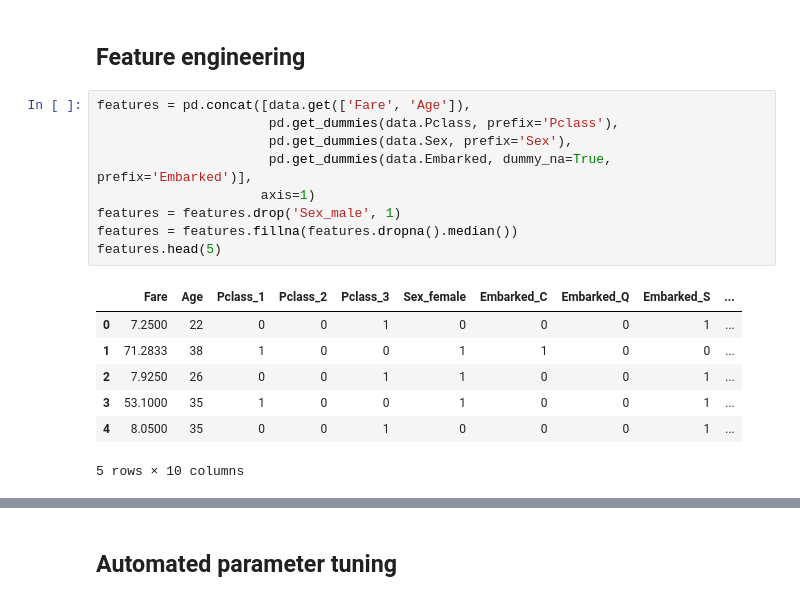
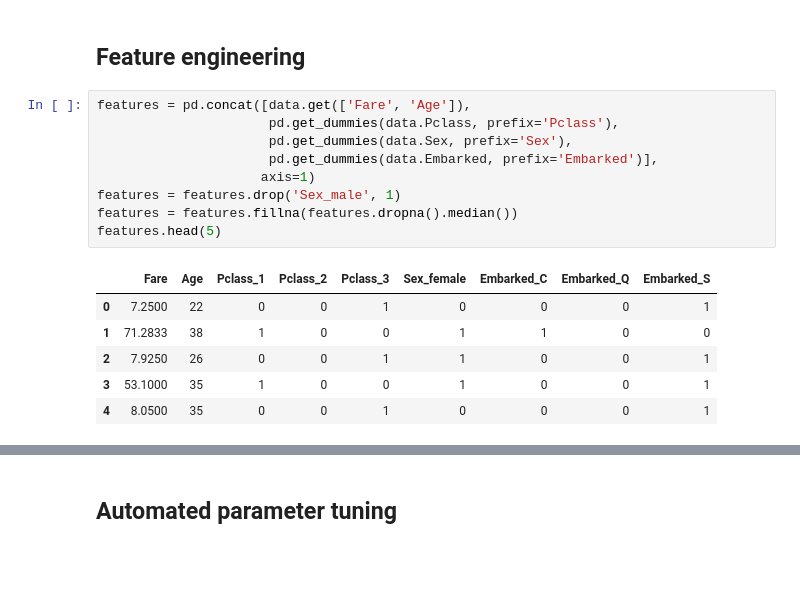
Before and after one commit to ogrisel/parallel_ml_tutorial, a Jupyter notebook: solutions/01 - An Introduction to Predictive Modeling in Python.ipynb, the cells around one changed output, grey strips where cells are left out. Saved outputs shown, nothing was run; the diff lists cells and outputs as text; blank space fills up the shorter version.

```diff
--- a/solutions/01 - An Introduction to Predictive Modeling in Python.ipynb
+++ b/solutions/01 - An Introduction to Predictive Modeling in Python.ipynb
@@ -423,18 +420,17 @@ Wall time: 30.1 ms
 # %%
 features = pd.concat([data.get(['Fare', 'Age']),
                       pd.get_dummies(data.Pclass, prefix='Pclass'),
                       pd.get_dummies(data.Sex, prefix='Sex'),
-                      pd.get_dummies(data.Embarked, dummy_na=True, prefix='Embarked')],
+                      pd.get_dummies(data.Embarked, prefix='Embarked')],
                      axis=1)
 features = features.drop('Sex_male', 1)
 features = features.fillna(features.dropna().median())
 features.head(5)
 # %% [output]
-|  | Fare | Age | Pclass_1 | Pclass_2 | Pclass_3 | Sex_female | Embarked_C | Embarked_Q | Embarked_S | ... |
-| 0 | 7.2500 | 22 | 0 | 0 | 1 | 0 | 0 | 0 | 1 | ... |
-| 1 | 71.2833 | 38 | 1 | 0 | 0 | 1 | 1 | 0 | 0 | ... |
-| 2 | 7.9250 | 26 | 0 | 0 | 1 | 1 | 0 | 0 | 1 | ... |
-| 3 | 53.1000 | 35 | 1 | 0 | 0 | 1 | 0 | 0 | 1 | ... |
-| 4 | 8.0500 | 35 | 0 | 0 | 1 | 0 | 0 | 0 | 1 | ... |
+|  | Fare | Age | Pclass_1 | Pclass_2 | Pclass_3 | Sex_female | Embarked_C | Embarked_Q | Embarked_S |
+| 0 | 7.2500 | 22 | 0 | 0 | 1 | 0 | 0 | 0 | 1 |
+| 1 | 71.2833 | 38 | 1 | 0 | 0 | 1 | 1 | 0 | 0 |
+| 2 | 7.9250 | 26 | 0 | 0 | 1 | 1 | 0 | 0 | 1 |
+| 3 | 53.1000 | 35 | 1 | 0 | 0 | 1 | 0 | 0 | 1 |
+| 4 | 8.0500 | 35 | 0 | 0 | 1 | 0 | 0 | 0 | 1 |
-5 rows × 10 columns
 # %%
```
Also changed, not shown: parts of 29 cells of this notebook, 1 other file.
